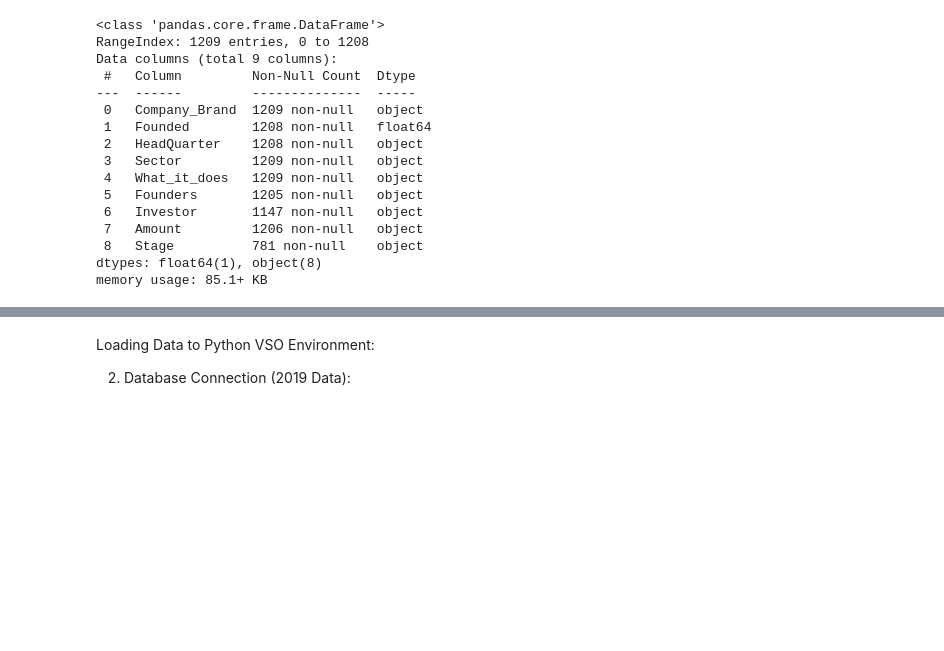
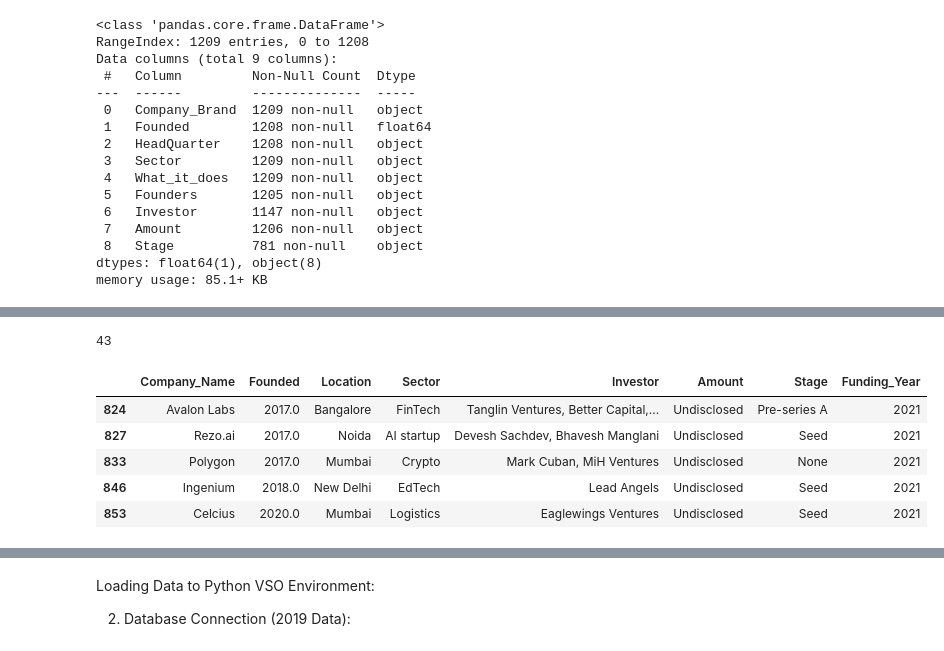
Before and after one commit to SamuelAsong/Analyzing-Start-up-Funding-in-India, a Jupyter notebook: Notebooks/Indian Start-up Ecosystem Funding Analysis (2018-2021).ipynb, the cells around one changed output, grey strips where cells are left out. Drawn from its saved outputs; the diff is of its cells as text; code cells hidden in the pictures; blank space fills up the shorter version.

Commit message:
Add clean data21 to India Startup Project

```diff
--- a/Notebooks/Indian Start-up Ecosystem Funding Analysis (2018-2021).ipynb
+++ b/Notebooks/Indian Start-up Ecosystem Funding Analysis (2018-2021).ipynb
@@ -488,3 +488,20 @@ data21.head()
 | 2 | Lead School | 2012.0 | Mumbai | EdTech | GSV Ventures, Westbridge Capital | $30,000,000 | Series D | 2021 |
 | 3 | Bizongo | 2015.0 | Mumbai | B2B E-commerce | CDC Group, IDG Capital | $51,000,000 | Series C | 2021 |
 | 4 | FypMoney | 2021.0 | Gurugram | FinTech | Liberatha Kallat, Mukesh Yadav, D... | $2,000,000 | Seed | 2021 |
+# %%
+# total undisclosed in the dataset
+index5 = data21.index[data21['Amount']=='Undisclosed']
+
+print(len(index5))
+# %% [output]
+43
+# %%
+#print the row records
+data21.loc[(index5)].tail()
+# %% [output]
+|  | Company_Name | Founded | Location | Sector | Investor | Amount | Stage | Funding_Year |
+| 824 | Avalon Labs | 2017.0 | Bangalore | FinTech | Tanglin Ventures, Better Capital,... | Undisclosed | Pre-series A | 2021 |
+| 827 | Rezo.ai | 2017.0 | Noida | AI startup | Devesh Sachdev, Bhavesh Manglani | Undisclosed | Seed | 2021 |
+| 833 | Polygon | 2017.0 | Mumbai | Crypto | Mark Cuban, MiH Ventures | Undisclosed | None | 2021 |
+| 846 | Ingenium | 2018.0 | New Delhi | EdTech | Lead Angels | Undisclosed | Seed | 2021 |
+| 853 | Celcius | 2020.0 | Mumbai | Logistics | Eaglewings Ventures | Undisclosed | Seed | 2021 |
```
Also changed, not shown: parts of 39 cells of this notebook.
